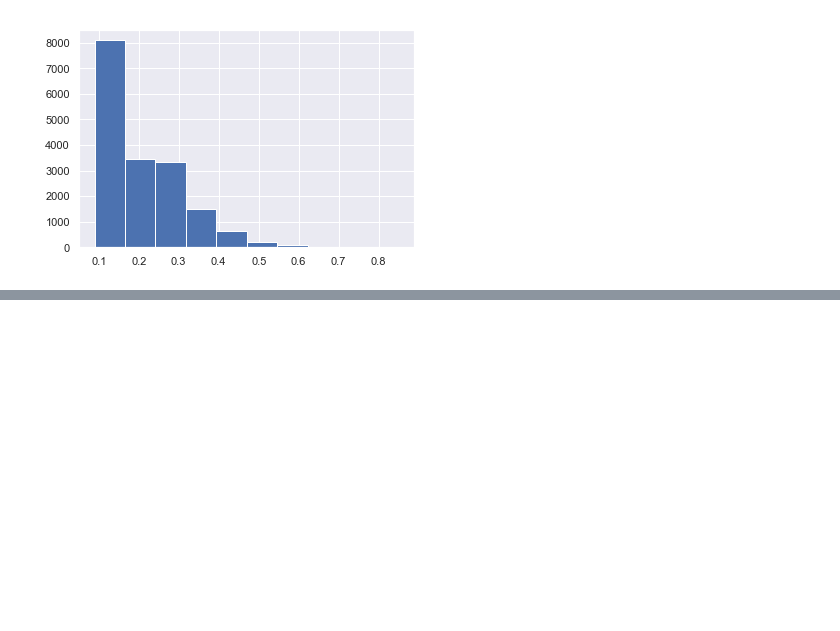
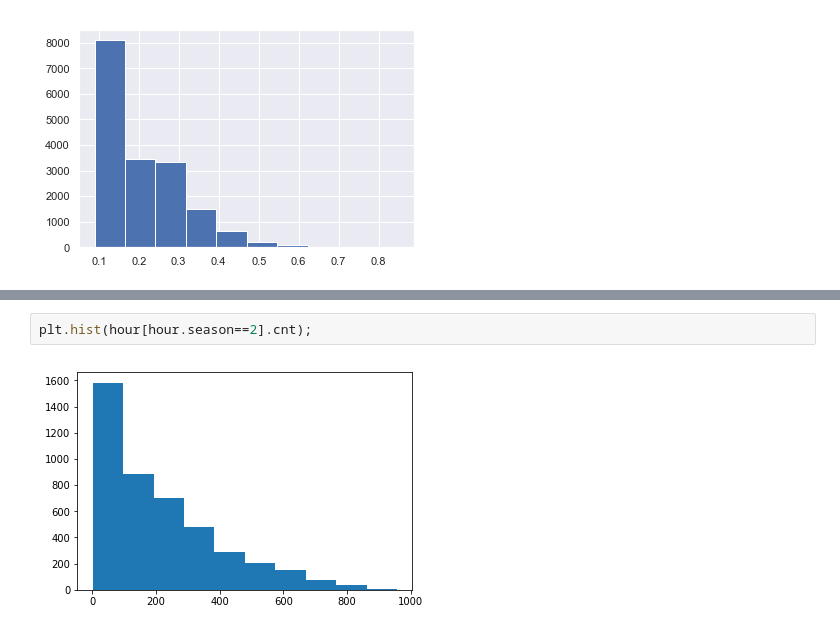
Before and after one commit to xwu0223/Bike-Sharing-Prediction-Project, a Jupyter notebook: Bike_Sharing_Demand_Analysis.ipynb, the cells around one changed output, grey strips where cells are left out. Drawn from its saved outputs; the diff is of its cells as text; blank space fills up the shorter version.

```diff
--- a/Bike_Sharing_Demand_Analysis.ipynb
+++ b/Bike_Sharing_Demand_Analysis.ipynb
@@ -188,0 +235,4 @@ plt.hist(hour.windspeed)
+# %%
+plt.hist(hour[hour.season==2].cnt);
+# %% [output]
+[figure, added]
```
Also changed, not shown: parts of 13 cells of this notebook.
